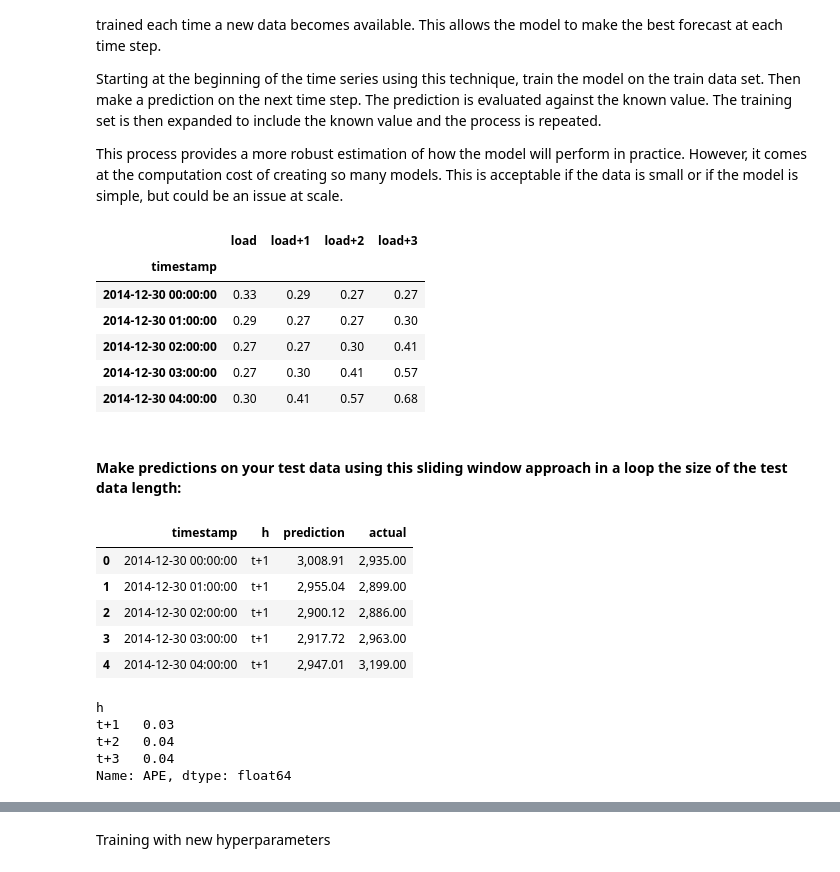
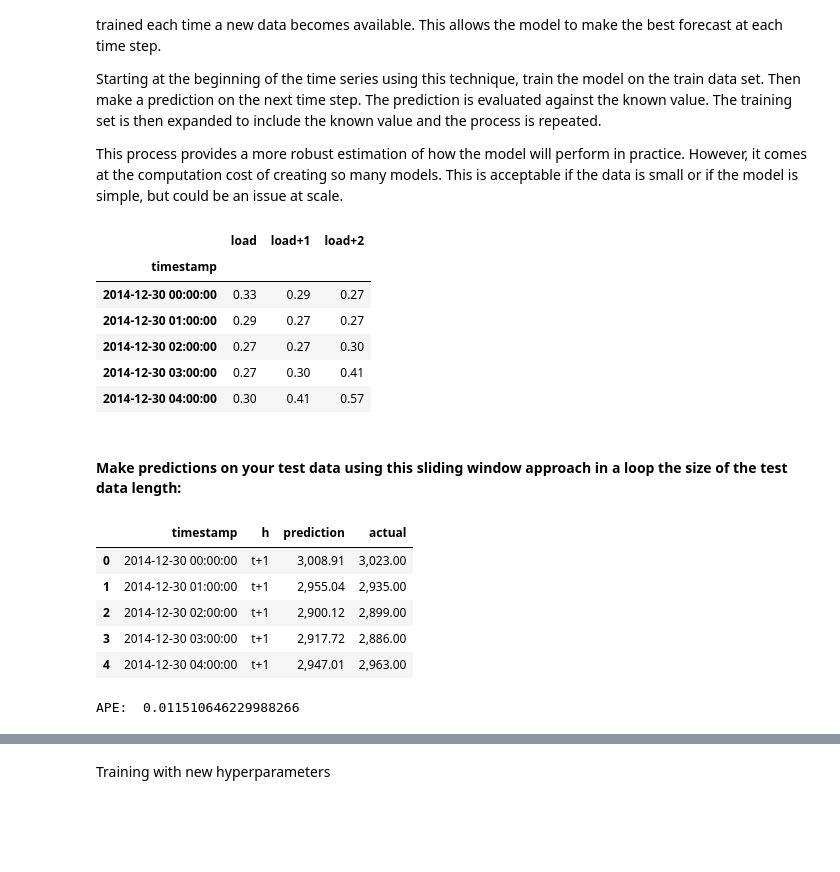
Before and after one commit to MuratS4hin/Timse-Series-Analysis, a Jupyter notebook: 1_Arima/arima.ipynb, the cells around one changed output, grey strips where cells are left out. Drawn from its saved outputs; the diff is of its cells as text; code cells hidden in the pictures; blank space fills up the shorter version.

```diff
--- a/1_Arima/arima.ipynb
+++ b/1_Arima/arima.ipynb
@@ -22,8 +22,10 @@ np.set_printoptions(precision=2)
 warnings.filterwarnings("ignore") # specify to ignore warning messages
 # %%
 energy = pd.read_csv('../data/data.csv')[['timestamp', 'load']]
+energy['timestamp'] = pd.to_datetime(energy['timestamp'])
 energy.set_index('timestamp', inplace=True)
-#energy.head(10)
+energy.sort_index(inplace=True)
+# energy.head(10)
 # %% [markdown]
 #### Plot all the available energy data from January 2012 to December 2014
 # %%
@@ -159,21 +159,21 @@ This process provides a more robust estimation of how the model will perform in
 # %%
 prediction_horizon = 3
 test_shifted = test.copy()
 test_shifted.index = pd.to_datetime(test_shifted.index)
 
-for t in range(1, prediction_horizon+1):
-    test_shifted['load+'+str(t)] = test_shifted['load'].shift(-t, freq='H')
+for t in range(1, prediction_horizon):
+    test_shifted['load+'+str(t)] = test_shifted['load'].shift(-t)
 
 test_shifted = test_shifted.dropna(how='any')
 test_shifted.head(5)
 # %% [output]
-|  | load | load+1 | load+2 | load+3 |
-| timestamp |  |  |  |  |
-| 2014-12-30 00:00:00 | 0.33 | 0.29 | 0.27 | 0.27 |
-| 2014-12-30 01:00:00 | 0.29 | 0.27 | 0.27 | 0.30 |
-| 2014-12-30 02:00:00 | 0.27 | 0.27 | 0.30 | 0.41 |
-| 2014-12-30 03:00:00 | 0.27 | 0.30 | 0.41 | 0.57 |
-| 2014-12-30 04:00:00 | 0.30 | 0.41 | 0.57 | 0.68 |
+|  | load | load+1 | load+2 |
+| timestamp |  |  |  |
+| 2014-12-30 00:00:00 | 0.33 | 0.29 | 0.27 |
+| 2014-12-30 01:00:00 | 0.29 | 0.27 | 0.27 |
+| 2014-12-30 02:00:00 | 0.27 | 0.27 | 0.30 |
+| 2014-12-30 03:00:00 | 0.27 | 0.30 | 0.41 |
+| 2014-12-30 04:00:00 | 0.30 | 0.41 | 0.57 |
 # %% [markdown]
 #### Make predictions on your test data using this sliding window approach in a loop the size of the test data length:
 # %%
@@ -204,29 +204,27 @@ for t in range(test_ts.shape[0]):
 eval_df = pd.DataFrame(predictions, columns=['t+'+str(t) for t in range(1, prediction_horizon+1)])
 eval_df['timestamp'] = test_ts.index
 eval_df = pd.melt(eval_df, id_vars='timestamp', value_name='prediction', var_name='h')
-# Get actual values for each horizon from test_shifted
-actual_matrix = test_shifted.values[:, 1:prediction_horizon+1]
+
+actual_matrix = test_shifted.iloc[:, :prediction_horizon].values
 actuals = np.transpose(actual_matrix).ravel()
+
 eval_df['actual'] = actuals
-eval_df[['prediction', 'actual']] = scaler.inverse_transform(eval_df[['prediction', 'actual']])
+eval_df['prediction'] = scaler.inverse_transform(eval_df[['prediction']]).ravel()
+eval_df['actual'] = scaler.inverse_transform(eval_df[['actual']]).ravel()
 eval_df.head()
 # %% [output]
 |  | timestamp | h | prediction | actual |
-| 0 | 2014-12-30 00:00:00 | t+1 | 3,008.91 | 2,935.00 |
-| 1 | 2014-12-30 01:00:00 | t+1 | 2,955.04 | 2,899.00 |
-| 2 | 2014-12-30 02:00:00 | t+1 | 2,900.12 | 2,886.00 |
-| 3 | 2014-12-30 03:00:00 | t+1 | 2,917.72 | 2,963.00 |
-| 4 | 2014-12-30 04:00:00 | t+1 | 2,947.01 | 3,199.00 |
+| 0 | 2014-12-30 00:00:00 | t+1 | 3,008.91 | 3,023.00 |
+| 1 | 2014-12-30 01:00:00 | t+1 | 2,955.04 | 2,935.00 |
+| 2 | 2014-12-30 02:00:00 | t+1 | 2,900.12 | 2,899.00 |
+| 3 | 2014-12-30 03:00:00 | t+1 | 2,917.72 | 2,886.00 |
+| 4 | 2014-12-30 04:00:00 | t+1 | 2,947.01 | 2,963.00 |
 # %%
 if(prediction_horizon > 1):
     eval_df['APE'] = (eval_df['prediction'] - eval_df['actual']).abs() / eval_df['actual']
-    print(eval_df.groupby('h')['APE'].mean())
+print('Absolute Percentage Error: ', eval_df['APE'].mean())
 # %% [output]
-h
-t+1   0.03
-t+2   0.04
-t+3   0.04
-Name: APE, dtype: float64
+APE:  0.011510646229988266
 # %%
 one_step_df = eval_df[eval_df['h'] == 't+1']
 mape = ((one_step_df['prediction'] - one_step_df['actual']).abs() / one_step_df['actual']).mean() * 100
```
Also changed, not shown: parts of 10 cells of this notebook.
